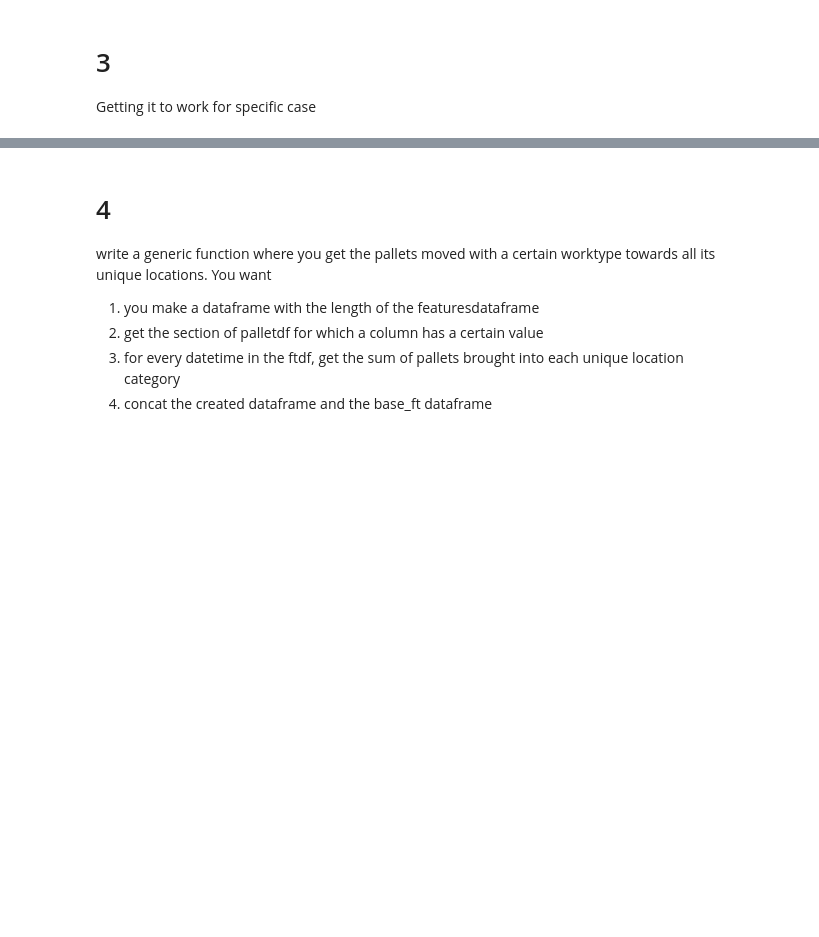
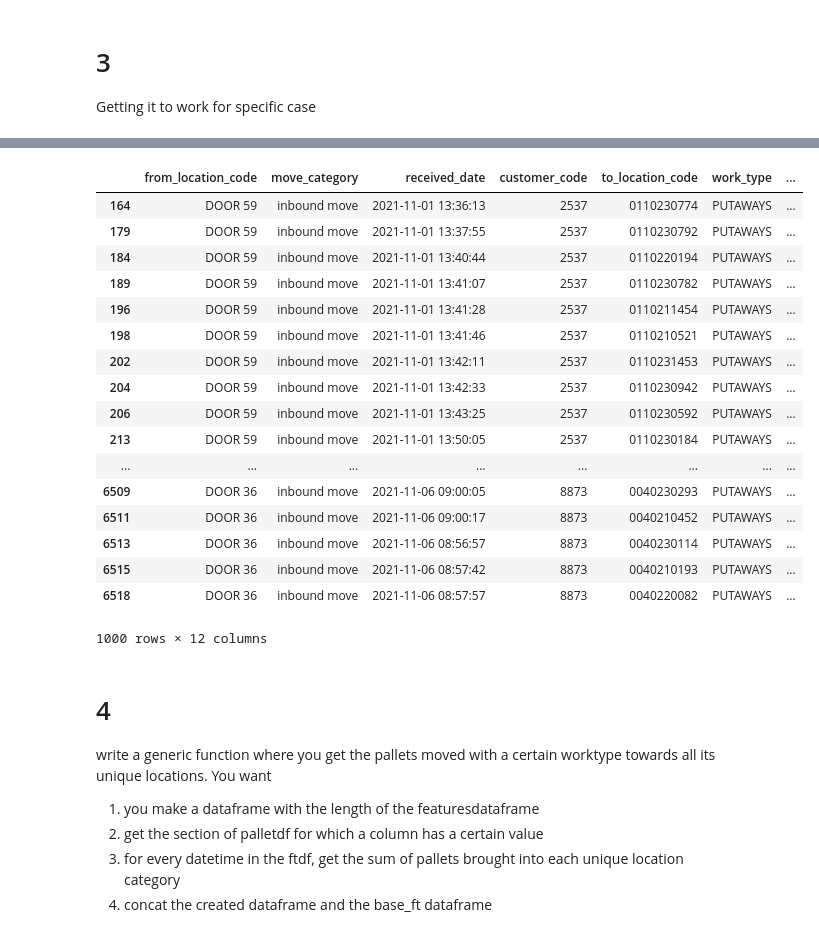
Before and after one commit to Robpennekamp/AppliedMachineLearning, a Jupyter notebook: AppliedMLdataproject2Sonjaa.ipynb, the cells around one changed output, grey strips where cells are left out. Cells and saved outputs as stored; diff of their text form; code cells hidden in the pictures; blank space fills up the shorter version.

```diff
--- a/AppliedMLdataproject2Sonjaa.ipynb
+++ b/AppliedMLdataproject2Sonjaa.ipynb
@@ -251,3 +278,24 @@ for index, row in new_ft.iterrows():
+# %%
+testpal_sec
+# %% [output]
+|  | from_location_code | move_category | received_date | customer_code | to_location_code | work_type | ... |
+| 164 | DOOR 59 | inbound move | 2021-11-01 13:36:13 | 2537 | 0110230774 | PUTAWAYS | ... |
+| 179 | DOOR 59 | inbound move | 2021-11-01 13:37:55 | 2537 | 0110230792 | PUTAWAYS | ... |
+| 184 | DOOR 59 | inbound move | 2021-11-01 13:40:44 | 2537 | 0110220194 | PUTAWAYS | ... |
+| 189 | DOOR 59 | inbound move | 2021-11-01 13:41:07 | 2537 | 0110230782 | PUTAWAYS | ... |
+| 196 | DOOR 59 | inbound move | 2021-11-01 13:41:28 | 2537 | 0110211454 | PUTAWAYS | ... |
+| 198 | DOOR 59 | inbound move | 2021-11-01 13:41:46 | 2537 | 0110210521 | PUTAWAYS | ... |
+| 202 | DOOR 59 | inbound move | 2021-11-01 13:42:11 | 2537 | 0110231453 | PUTAWAYS | ... |
+| 204 | DOOR 59 | inbound move | 2021-11-01 13:42:33 | 2537 | 0110230942 | PUTAWAYS | ... |
+| 206 | DOOR 59 | inbound move | 2021-11-01 13:43:25 | 2537 | 0110230592 | PUTAWAYS | ... |
+| 213 | DOOR 59 | inbound move | 2021-11-01 13:50:05 | 2537 | 0110230184 | PUTAWAYS | ... |
+| ... | ... | ... | ... | ... | ... | ... | ... |
+| 6509 | DOOR 36 | inbound move | 2021-11-06 09:00:05 | 8873 | 0040230293 | PUTAWAYS | ... |
+| 6511 | DOOR 36 | inbound move | 2021-11-06 09:00:17 | 8873 | 0040210452 | PUTAWAYS | ... |
+| 6513 | DOOR 36 | inbound move | 2021-11-06 08:56:57 | 8873 | 0040230114 | PUTAWAYS | ... |
+| 6515 | DOOR 36 | inbound move | 2021-11-06 08:57:42 | 8873 | 0040210193 | PUTAWAYS | ... |
+| 6518 | DOOR 36 | inbound move | 2021-11-06 08:57:57 | 8873 | 0040220082 | PUTAWAYS | ... |
+1000 rows × 12 columns
 # %% [markdown]
 # 4
 write a generic function where you get the pallets moved with a certain worktype towards all its unique locations.
```
Also changed, not shown: parts of 35 cells of this notebook, 1 other file.
